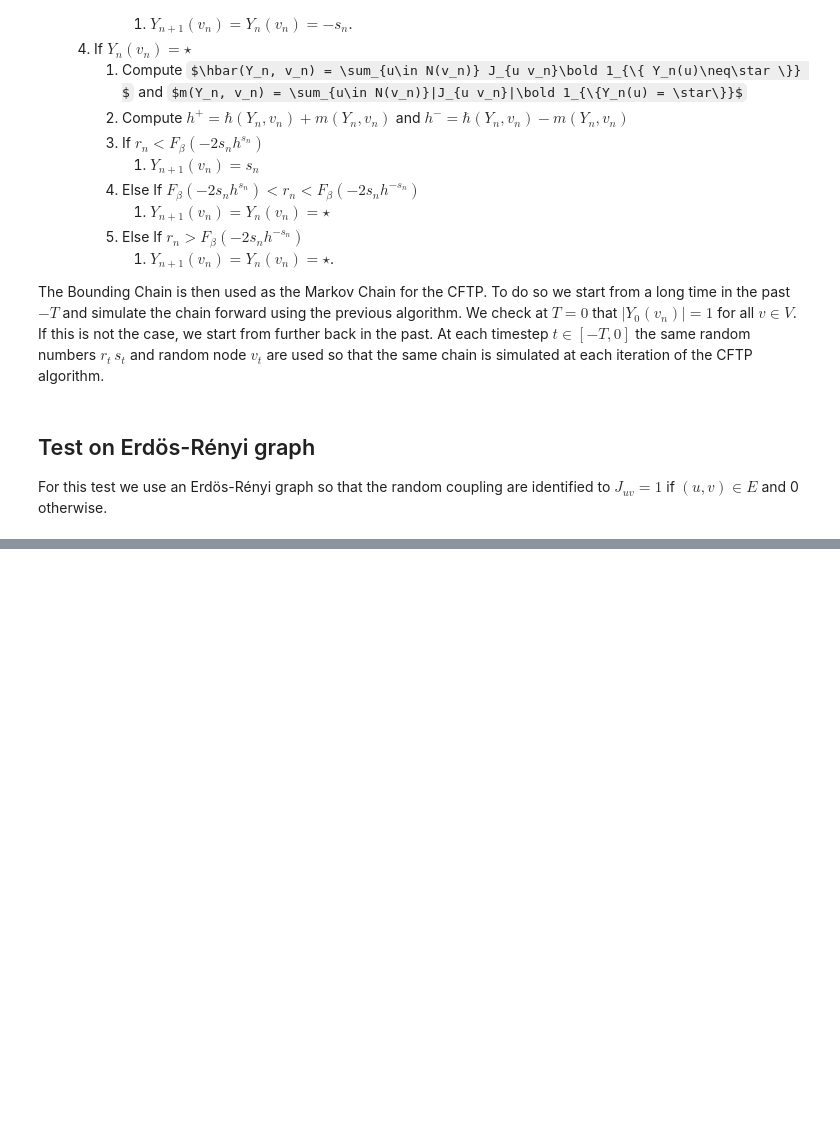
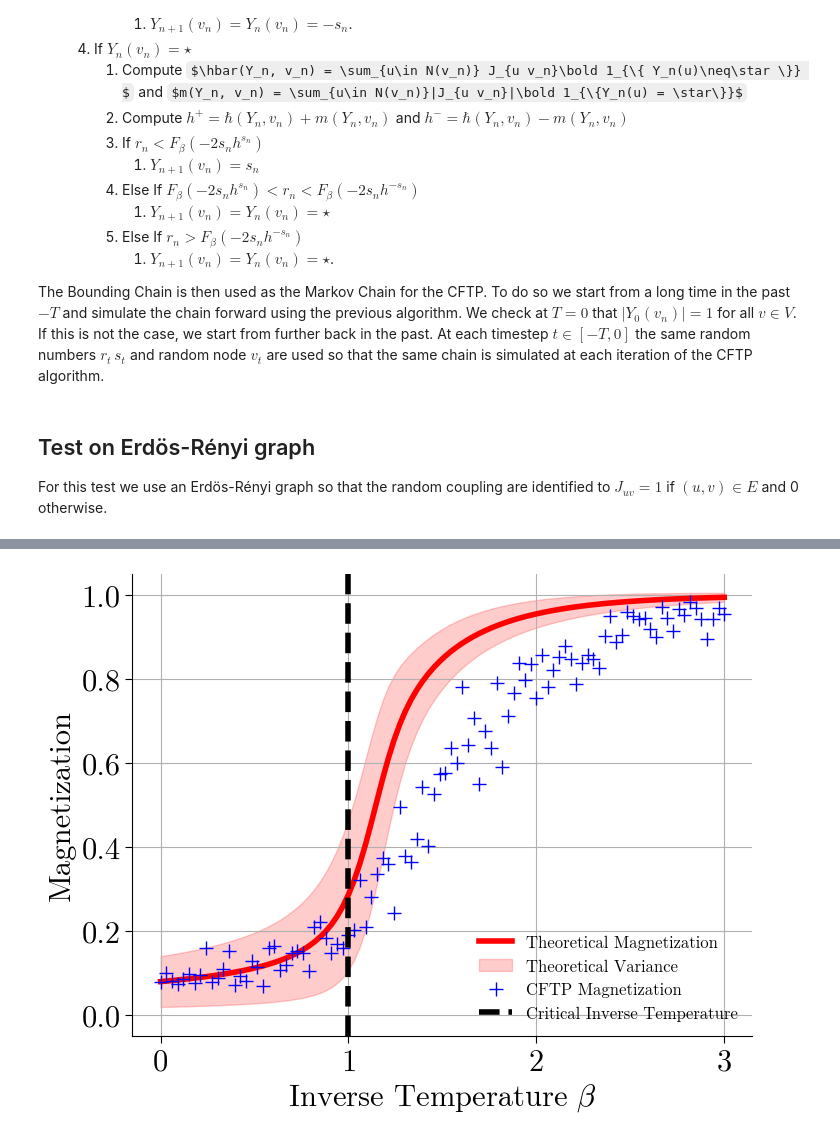
Before and after one commit to LukasPeron/Propp-Wilson-disordered-spins-systems, a Jupyter notebook: preli_work/true_algo_disordered_spins.ipynb, the cells around one changed output, grey strips where cells are left out. Cells and saved outputs as stored; diff of their text form; code cells hidden in the pictures; some formulas as TeX source; blank space fills up the shorter version.

Commit message:
latest results update

```diff
--- a/preli_work/true_algo_disordered_spins.ipynb
+++ b/preli_work/true_algo_disordered_spins.ipynb
@@ -241,0 +289,36 @@ plt.show()
+# %%
+# use a fully connected graph with all couplings equal to 1/N, where N is the number of nodes in the graph
+G = nx.complete_graph(100)  # Create a complete graph with 25 nodes
+couplings = 1/2 * (np.ones((G.number_of_nodes(), G.number_of_nodes())) - np.eye(G.number_of_nodes())) / G.number_of_nodes()
+# beta = 1  # Inverse temperature
+# config, time = CFTP_BC_disordered(beta=beta, G=G, coupling=couplings)
+# print("Time for Coalescence:", -time)
+# color_map = ['red' if config[v] == 1 else 'blue' for v in G.nodes()]
+# nx.draw(G, node_color=color_map, with_labels=True)
+# plt.show()
+
+# Compute the magnetization of the resulting configuration for different values of beta
+betas = np.linspace(0, 3.0, 100)
+magnetizations = []
+theoretical_magnetizations = [theoretical_magnetization(b, G.number_of_nodes()) for b in betas]
+theoretical_magnetization_variances = [theoretical_magnetization_variance(b, G.number_of_nodes()) for b in betas]
+for beta in betas:
+    temp = []
+    for _ in range(10):  # Average over multiple runs to reduce noise
+        config, time = CFTP_BC_disordered_optimized(beta=beta, G=G, coupling=couplings)
+        magnetization = np.abs(np.mean(config))  # Average spin value as magnetization
+        temp.append(magnetization)
+    magnetizations.append(np.mean(temp))
+# %%
+plt.plot(betas, theoretical_magnetizations, '-r', label='Theoretical Magnetization')
+plt.fill_between(betas, np.array(theoretical_magnetizations) - np.sqrt(theoretical_magnetization_variances),
+                 np.array(theoretical_magnetizations) + np.sqrt(theoretical_magnetization_variances), color='red', alpha=0.2, label='Theoretical Variance')
+plt.plot(betas, magnetizations, '+b', label='CFTP Magnetization')
+plt.vlines(1.0, -0.05, 1.05, color='k', linestyle='--', label=r'Critical Inverse Temperature')
+plt.ylim(-0.05, 1.05)
+plt.xlabel(r'Inverse Temperature $\beta$')
+plt.ylabel('Magnetization')
+plt.legend()
+plt.show()
+# %% [output]
+[figure, added]
```
Also changed, not shown: parts of 6 cells of this notebook.
